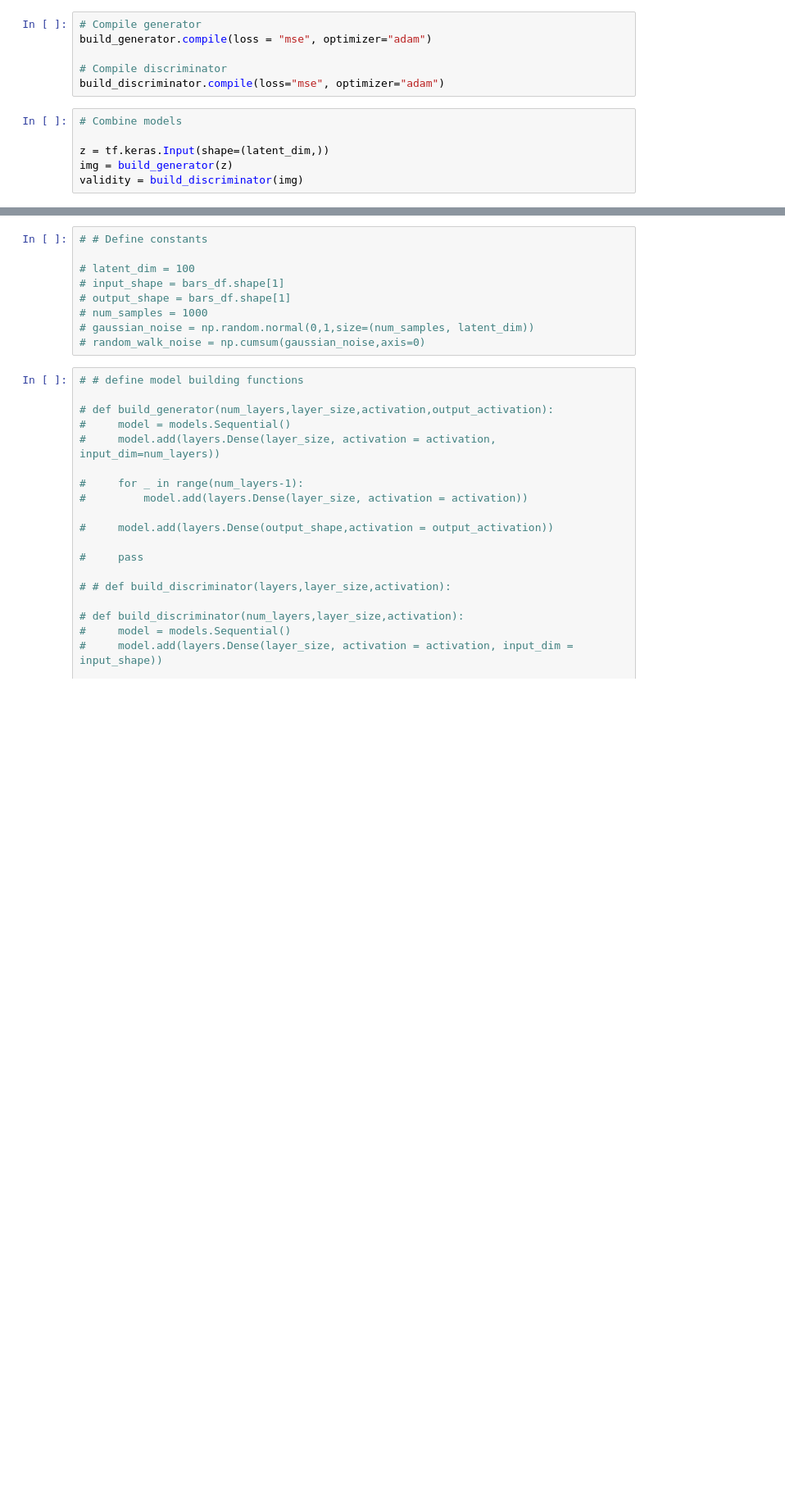
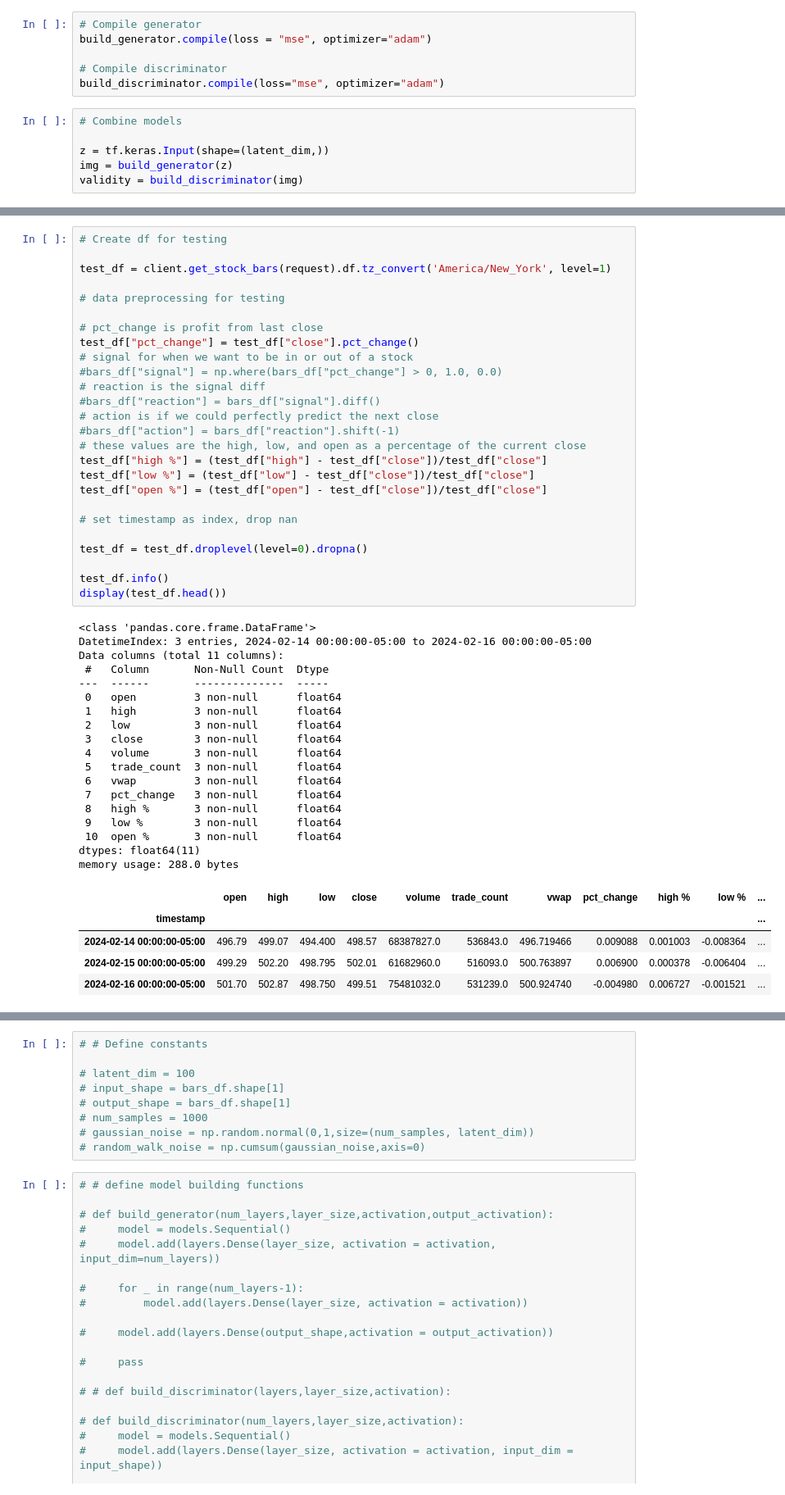
Before and after one commit to EtienneBrown1982/Price_Action_Reloaded, a Jupyter notebook: Predictions/prediction_EB.ipynb, the cells around one changed output, grey strips where cells are left out. Shown at 82% size. Drawn from its saved outputs; the diff is of its cells as text; blank space fills up the shorter version.

```diff
--- a/Predictions/prediction_EB.ipynb
+++ b/Predictions/prediction_EB.ipynb
@@ -266,0 +234,50 @@ Epoch 3258, Discrimina
+# %%
+# Create df for testing
+
+test_df = client.get_stock_bars(request).df.tz_convert('America/New_York', level=1)
+
+# data preprocessing for testing
+
+# pct_change is profit from last close
+test_df["pct_change"] = test_df["close"].pct_change()
+# signal for when we want to be in or out of a stock
+#bars_df["signal"] = np.where(bars_df["pct_change"] > 0, 1.0, 0.0)
+# reaction is the signal diff
+#bars_df["reaction"] = bars_df["signal"].diff()
+# action is if we could perfectly predict the next close
+#bars_df["action"] = bars_df["reaction"].shift(-1)
+# these values are the high, low, and open as a percentage of the current close
+test_df["high %"] = (test_df["high"] - test_df["close"])/test_df["close"]
+test_df["low %"] = (test_df["low"] - test_df["close"])/test_df["close"]
+test_df["open %"] = (test_df["open"] - test_df["close"])/test_df["close"]
+
+# set timestamp as index, drop nan
+
+test_df = test_df.droplevel(level=0).dropna()
+
+test_df.info()
+display(test_df.head())
+# %% [output]
+<class 'pandas.core.frame.DataFrame'>
+DatetimeIndex: 3 entries, 2024-02-14 00:00:00-05:00 to 2024-02-16 00:00:00-05:00
+Data columns (total 11 columns):
+ #   Column       Non-Null Count  Dtype
+---  ------       --------------  -----
+ 0   open         3 non-null      float64
+ 1   high         3 non-null      float64
+ 2   low          3 non-null      float64
+ 3   close        3 non-null      float64
+ 4   volume       3 non-null      float64
+ 5   trade_count  3 non-null      float64
+ 6   vwap         3 non-null      float64
+ 7   pct_change   3 non-null      float64
+ 8   high %       3 non-null      float64
+ 9   low %        3 non-null      float64
+ 10  open %       3 non-null      float64
+dtypes: float64(11)
+memory usage: 288.0 bytes
+|  | open | high | low | close | volume | trade_count | vwap | pct_change | high % | low % | ... |
+| timestamp |  |  |  |  |  |  |  |  |  |  | ... |
+| 2024-02-14 00:00:00-05:00 | 496.79 | 499.07 | 494.400 | 498.57 | 68387827.0 | 536843.0 | 496.719466 | 0.009088 | 0.001003 | -0.008364 | ... |
+| 2024-02-15 00:00:00-05:00 | 499.29 | 502.20 | 498.795 | 502.01 | 61682960.0 | 516093.0 | 500.763897 | 0.006900 | 0.000378 | -0.006404 | ... |
+| 2024-02-16 00:00:00-05:00 | 501.70 | 502.87 | 498.750 | 499.51 | 75481032.0 | 531239.0 | 500.924740 | -0.004980 | 0.006727 | -0.001521 | ... |
```
Also changed, not shown: parts of 19 cells of this notebook.
